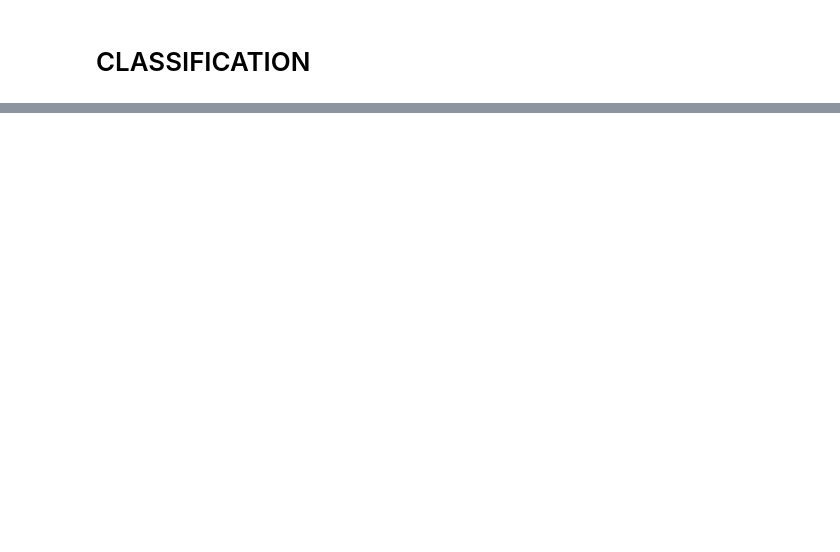
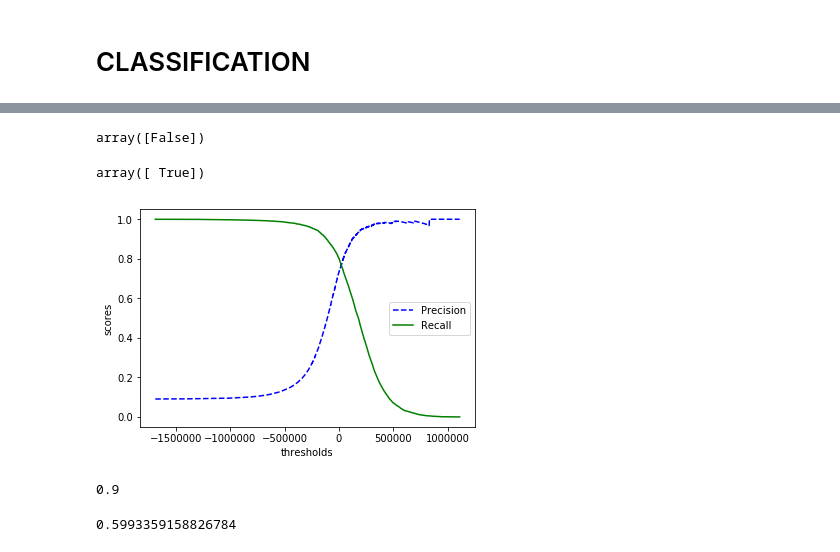
Before and after one commit to MUbarak123-56/MACHINE-LEARNING, a Jupyter notebook: CLASSIFICATION.ipynb, the cells around one changed output, grey strips where cells are left out. Saved outputs shown, nothing was run; the diff lists cells and outputs as text; code cells hidden in the pictures; blank space fills up the shorter version.

```diff
--- a/CLASSIFICATION.ipynb
+++ b/CLASSIFICATION.ipynb
@@ -8,0 +45,4 @@ ImportError: cannot import name 'fetch_openml'
+# %%
+from sklearn.linear_model import SGDClassifier
+sgd_clf = SGDClassifier(random_state = 42)
+sgd_clf.fit(X_train, y_train_5);
@@ -8,0 +100,29 @@ ImportError: cannot import name 'fetch_openml'
+# %%
+threshold = 0
+y_some_digit_pred = (y_scores > threshold)
+y_some_digit_pred
+# %% [output]
+array([False])
+# %%
+threshold = -50000
+y_some_digit_pred = (y_scores > threshold)
+y_some_digit_pred
+# %% [output]
+array([ True])
+# %%
+y_scores = cross_val_predict(sgd_clf, X_train, y_train_5, cv = 3, method = "decision_function")
+# %%
+from sklearn.metrics import precision_recall_curve
+precision, recalls, thresholds = precision_recall_curve(y_train_5, y_scores)
+# %%
+def plot_precision_recall_vs_threshold(precisions, recalls, thresholds):
+    plt.plot(thresholds, precisions[:-1], "b--", label="Precision")
+    plt.plot(thresholds, recalls[:-1], "g-", label="Recall")
+    plt.legend()
+    plt.xlabel('thresholds')
+    plt.ylabel('scores')
+# %%
+plot_precision_recall_vs_threshold(precision, recalls, thresholds)
+plt.show()
+# %% [output]
+[figure, added]
@@ -8,0 +132,8 @@ ImportError: cannot import name 'fetch_openml'
+# %%
+precision_score(y_train_5, y_train_pred_90)
+# %% [output]
+0.9
+# %%
+recall_score(y_train_5, y_train_pred_90)
+# %% [output]
+0.5993359158826784
```
Also changed, not shown: parts of 31 cells of this notebook.
